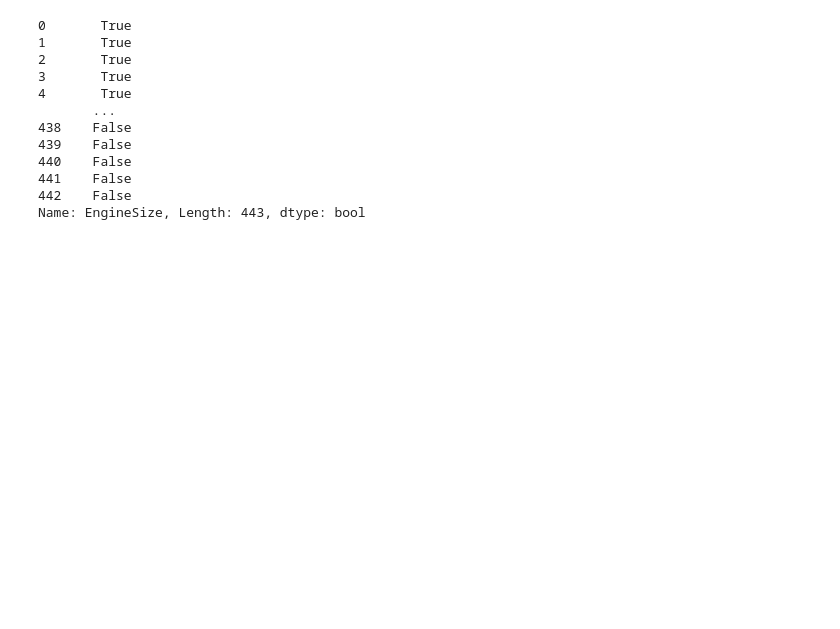
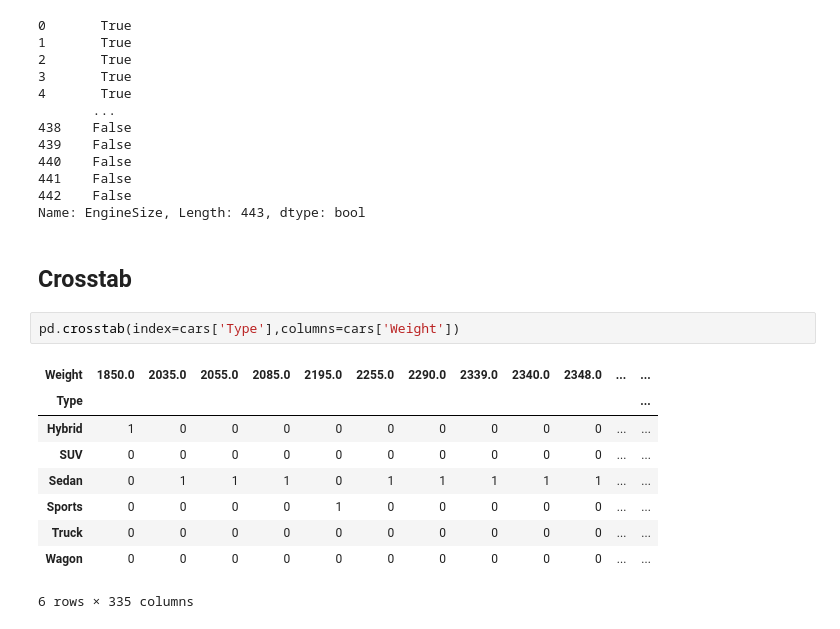
Before and after one commit to Abhilashg11/Data_science, a Jupyter notebook: Pandas1/pandas.ipynb, the cells around one changed output. Saved outputs shown, nothing was run; the diff lists cells and outputs as text; blank space fills up the shorter version.

```diff
--- a/Pandas1/pandas.ipynb
+++ b/Pandas1/pandas.ipynb
@@ -334,3 +334,17 @@ cars['EngineSize']<4
 441    False
 442    False
 Name: EngineSize, Length: 443, dtype: bool
+# %% [markdown]
+## Crosstab
+# %%
+pd.crosstab(index=cars['Type'],columns=cars['Weight'])
+# %% [output]
+| Weight | 1850.0 | 2035.0 | 2055.0 | 2085.0 | 2195.0 | 2255.0 | 2290.0 | 2339.0 | 2340.0 | 2348.0 | ... | ... |
+| Type |  |  |  |  |  |  |  |  |  |  |  | ... |
+| Hybrid | 1 | 0 | 0 | 0 | 0 | 0 | 0 | 0 | 0 | 0 | ... | ... |
+| SUV | 0 | 0 | 0 | 0 | 0 | 0 | 0 | 0 | 0 | 0 | ... | ... |
+| Sedan | 0 | 1 | 1 | 1 | 0 | 1 | 1 | 1 | 1 | 1 | ... | ... |
+| Sports | 0 | 0 | 0 | 0 | 1 | 0 | 0 | 0 | 0 | 0 | ... | ... |
+| Truck | 0 | 0 | 0 | 0 | 0 | 0 | 0 | 0 | 0 | 0 | ... | ... |
+| Wagon | 0 | 0 | 0 | 0 | 0 | 0 | 0 | 0 | 0 | 0 | ... | ... |
+6 rows × 335 columns
```
Also changed, not shown: parts of 1 cell of this notebook.
